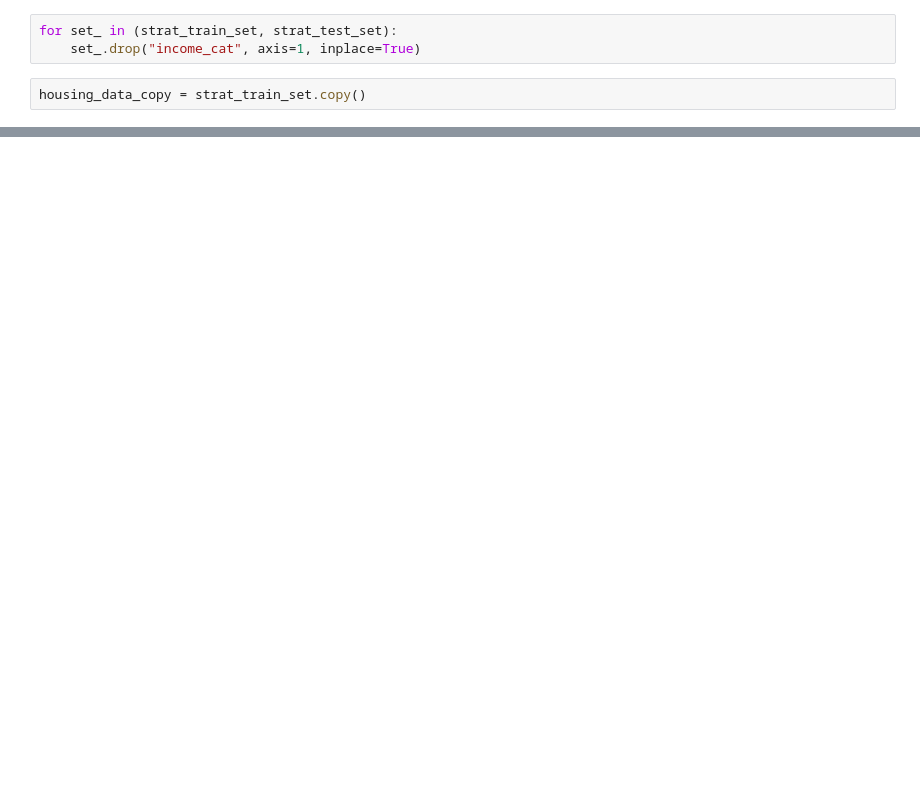
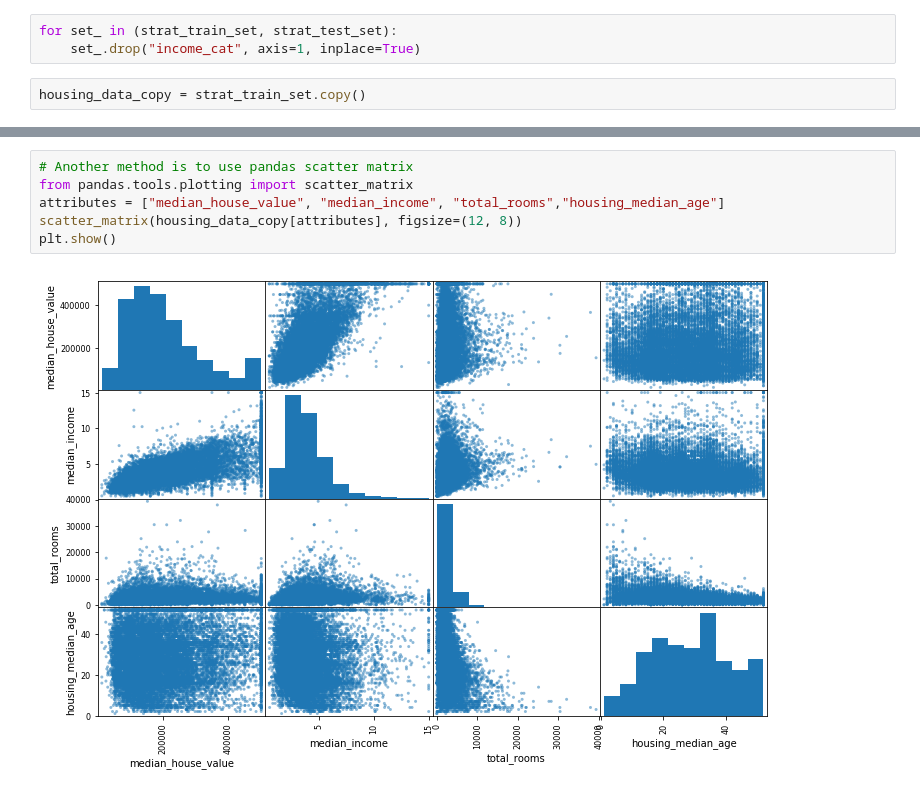
Before and after one commit to amraw/Machine-Learning-Projects, a Jupyter notebook: housing project/Housing Project.ipynb, the cells around one changed output, grey strips where cells are left out. Drawn from its saved outputs; the diff is of its cells as text; blank space fills up the shorter version.

```diff
--- a/housing project/Housing Project.ipynb
+++ b/housing project/Housing Project.ipynb
@@ -106,0 +178,8 @@ corr_matrix = housing_data_copy.corr()
+# %%
+# Another method is to use pandas scatter matrix
+from pandas.tools.plotting import scatter_matrix
+attributes = ["median_house_value", "median_income", "total_rooms","housing_median_age"]
+scatter_matrix(housing_data_copy[attributes], figsize=(12, 8))
+plt.show()
+# %% [output]
+[figure, added]
```
Also changed, not shown: parts of 20 cells of this notebook, 1 other file.
